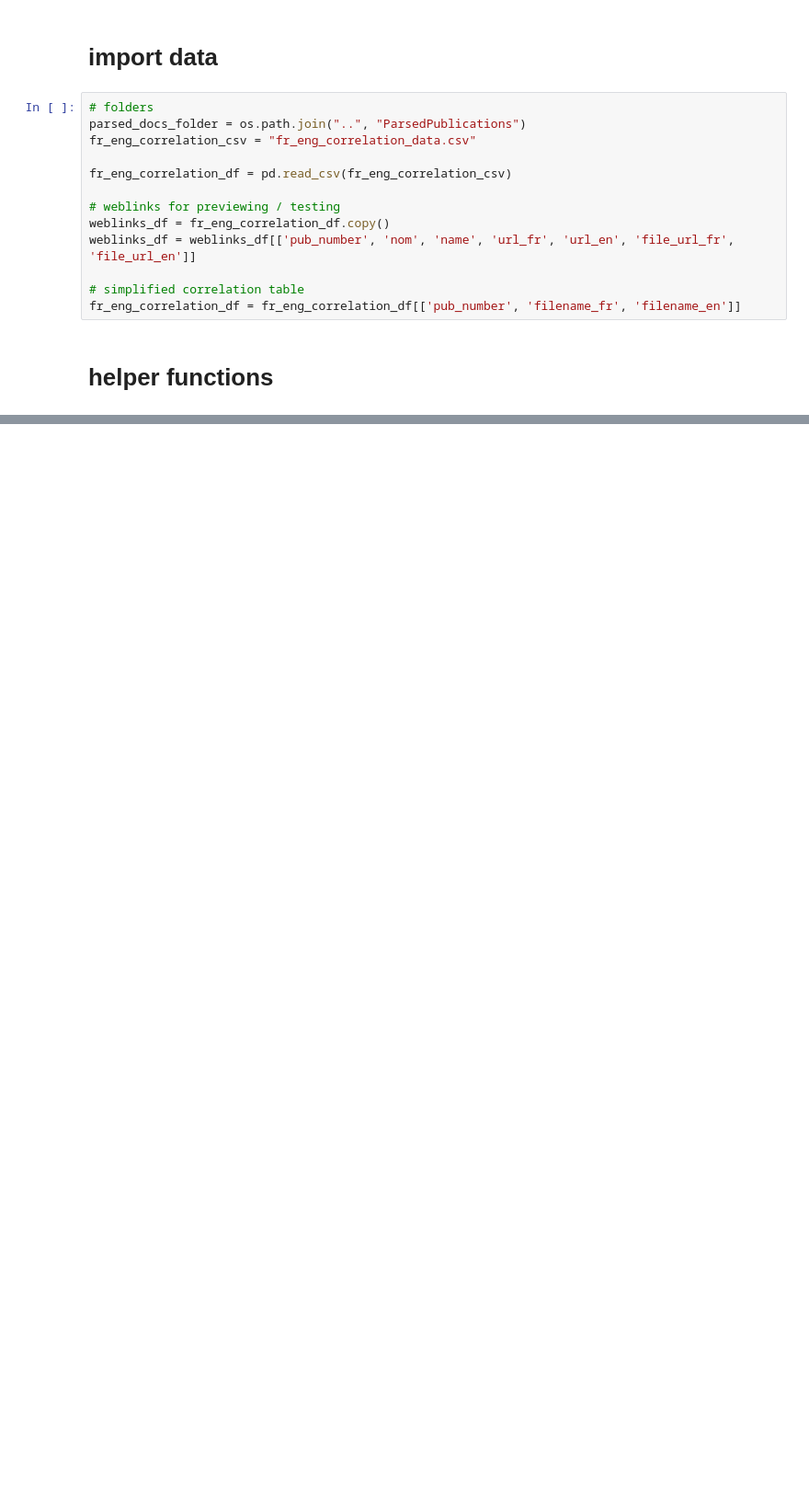
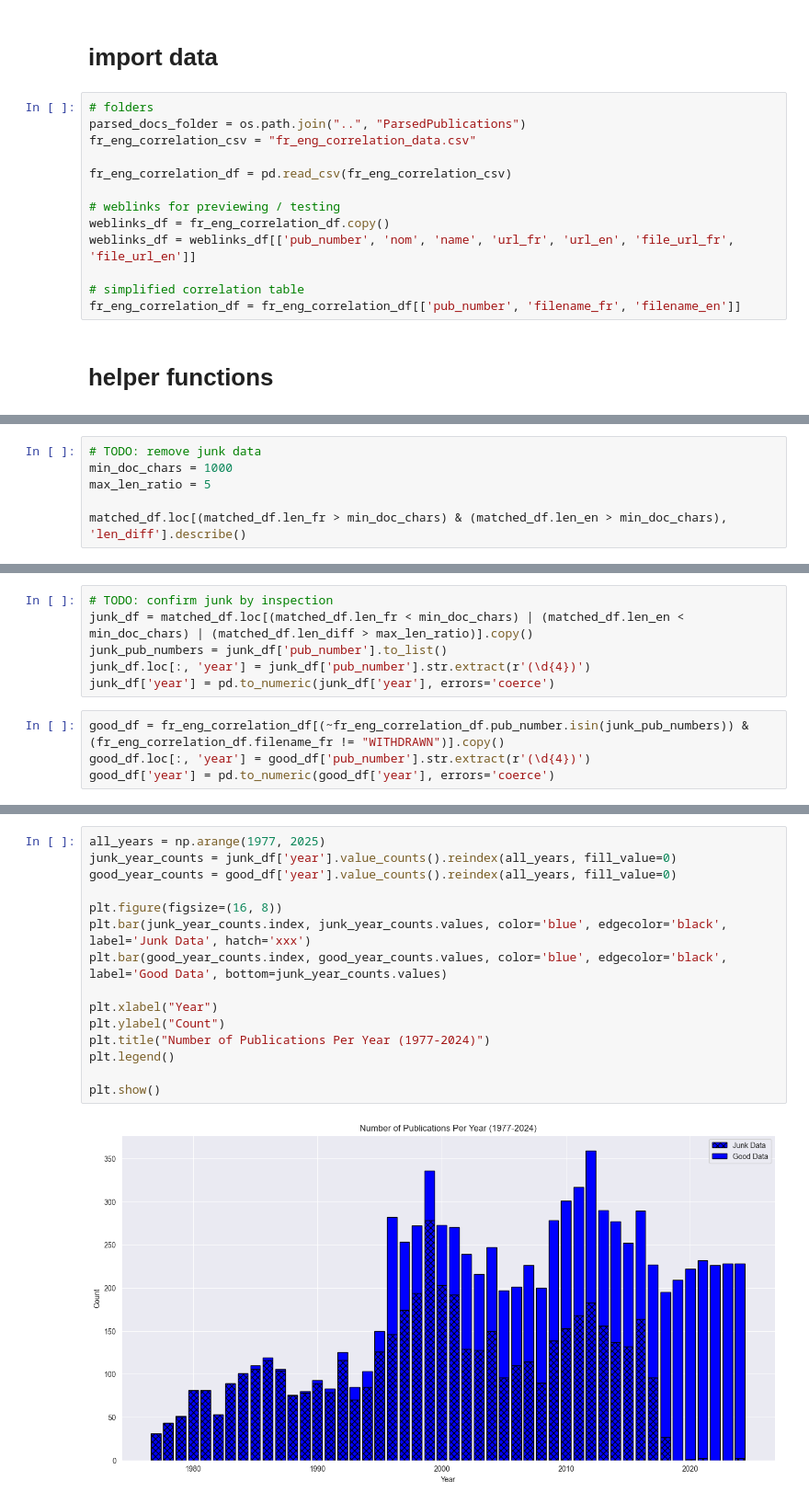
Before and after one commit to KevinCarr42/AI-Translation, a Jupyter notebook: fr_eng_cleaning_chunking.ipynb, the cells around one changed output, grey strips where cells are left out. Shown at 92% size. Drawn from its saved outputs; the diff is of its cells as text; blank space fills up the shorter version.

```diff
--- a/fr_eng_cleaning_chunking.ipynb
+++ b/fr_eng_cleaning_chunking.ipynb
@@ -328,0 +368,6 @@ len(sentences_fr), len(merge_short_sentences(sentences_fr, n_min))
+# %%
+# TODO: remove junk data
+min_doc_chars = 1000
+max_len_ratio = 5
+
+matched_df.loc[(matched_df.len_fr > min_doc_chars) & (matched_df.len_en > min_doc_chars), 'len_diff'].describe()
@@ -328,0 +384,10 @@ len(sentences_fr), len(merge_short_sentences(sentences_fr, n_min))
+# %%
+# TODO: confirm junk by inspection
+junk_df = matched_df.loc[(matched_df.len_fr < min_doc_chars) | (matched_df.len_en < min_doc_chars) | (matched_df.len_diff > max_len_ratio)].copy()
+junk_pub_numbers = junk_df['pub_number'].to_list()
+junk_df.loc[:, 'year'] = junk_df['pub_number'].str.extract(r'(\d{4})')
+junk_df['year'] = pd.to_numeric(junk_df['year'], errors='coerce')
+# %%
+good_df = fr_eng_correlation_df[(~fr_eng_correlation_df.pub_number.isin(junk_pub_numbers)) & (fr_eng_correlation_df.filename_fr != "WITHDRAWN")].copy()
+good_df.loc[:, 'year'] = good_df['pub_number'].str.extract(r'(\d{4})')
+good_df['year'] = pd.to_numeric(good_df['year'], errors='coerce')
@@ -328,0 +403,17 @@ len(sentences_fr), len(merge_short_sentences(sentences_fr, n_min))
+# %%
+all_years = np.arange(1977, 2025)
+junk_year_counts = junk_df['year'].value_counts().reindex(all_years, fill_value=0)
+good_year_counts = good_df['year'].value_counts().reindex(all_years, fill_value=0)
+
+plt.figure(figsize=(16, 8))
+plt.bar(junk_year_counts.index, junk_year_counts.values, color='blue', edgecolor='black', label='Junk Data', hatch='xxx')
+plt.bar(good_year_counts.index, good_year_counts.values, color='blue', edgecolor='black', label='Good Data', bottom=junk_year_counts.values)
+
+plt.xlabel("Year")
+plt.ylabel("Count")
+plt.title("Number of Publications Per Year (1977-2024)")
+plt.legend()
+
+plt.show()
+# %% [output]
+[figure, added]
```
Also changed, not shown: parts of 31 cells of this notebook.
